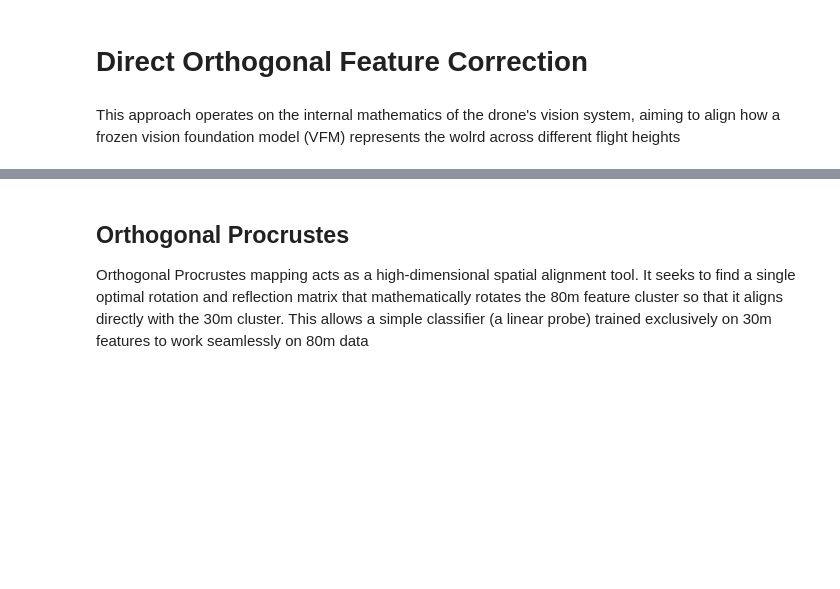
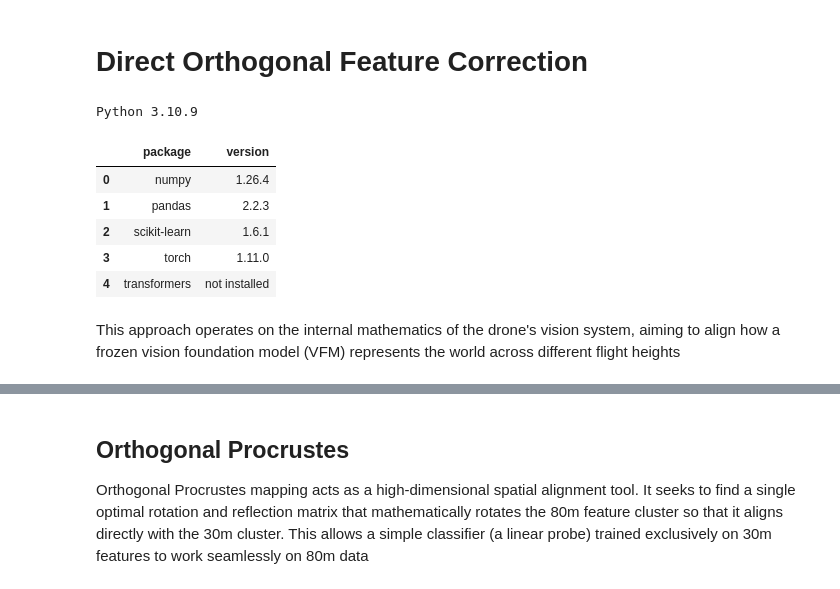
Before and after one commit to nasensei/uav-altitude-feature-alignment, a Jupyter notebook: 3a/3a.ipynb, the cells around one changed output, grey strips where cells are left out. Drawn from its saved outputs; the diff is of its cells as text; code cells hidden in the pictures; blank space fills up the shorter version.

```diff
--- a/3a/3a.ipynb
+++ b/3a/3a.ipynb
@@ -1,4 +1,55 @@
 # %% [markdown]
 # Direct Orthogonal Feature Correction
+# %%
+# Environment and reproducibility setup
+# Run this once if the imports below are missing:
+# %pip install "numpy>=1.26" "pandas>=2.1" "matplotlib>=3.8" \
+#     "pillow>=10" "scikit-learn>=1.4" "torch>=2.2" \
+#     "transformers>=4.56" "accelerate>=0.30"
+
+from __future__ import annotations
+
+import json
+import random
+import sys
+from dataclasses import dataclass
+from importlib.metadata import PackageNotFoundError, version
+from pathlib import Path
+
+import matplotlib.pyplot as plt
+import numpy as np
+import pandas as pd
+from PIL import Image
+from sklearn.decomposition import PCA
+from sklearn.linear_model import LogisticRegression, Ridge
+from sklearn.metrics import accuracy_score, balanced_accuracy_score, f1_score
+from sklearn.model_selection import train_test_split
+from sklearn.pipeline import Pipeline
+from sklearn.preprocessing import StandardScaler
+
+SEED = 42
+random.seed(SEED)
+np.random.seed(SEED)
+
+def package_versions(names=("numpy", "pandas", "scikit-learn", "torch", "transformers")):
+    rows = []
+    for name in names:
+        try:
+            installed = version(name)
+        except PackageNotFoundError:
+            installed = "not installed"
+        rows.append({"package": name, "version": installed})
+    return pd.DataFrame(rows)
+
+print(f"Python {sys.version.split()[0]}")
+package_versions()
+# %% [output]
+Python 3.10.9
+|  | package | version |
+| 0 | numpy | 1.26.4 |
+| 1 | pandas | 2.2.3 |
+| 2 | scikit-learn | 1.6.1 |
+| 3 | torch | 1.11.0 |
+| 4 | transformers | not installed |
 # %% [markdown]
-This approach operates on the internal mathematics of the drone's vision system, aiming to align how a frozen vision foundation model (VFM) represents the wolrd across different flight heights
+This approach operates on the internal mathematics of the drone's vision system, aiming to align how a frozen vision foundation model (VFM) represents the world across different flight heights
```
Also changed, not shown: parts of 22 cells of this notebook.
